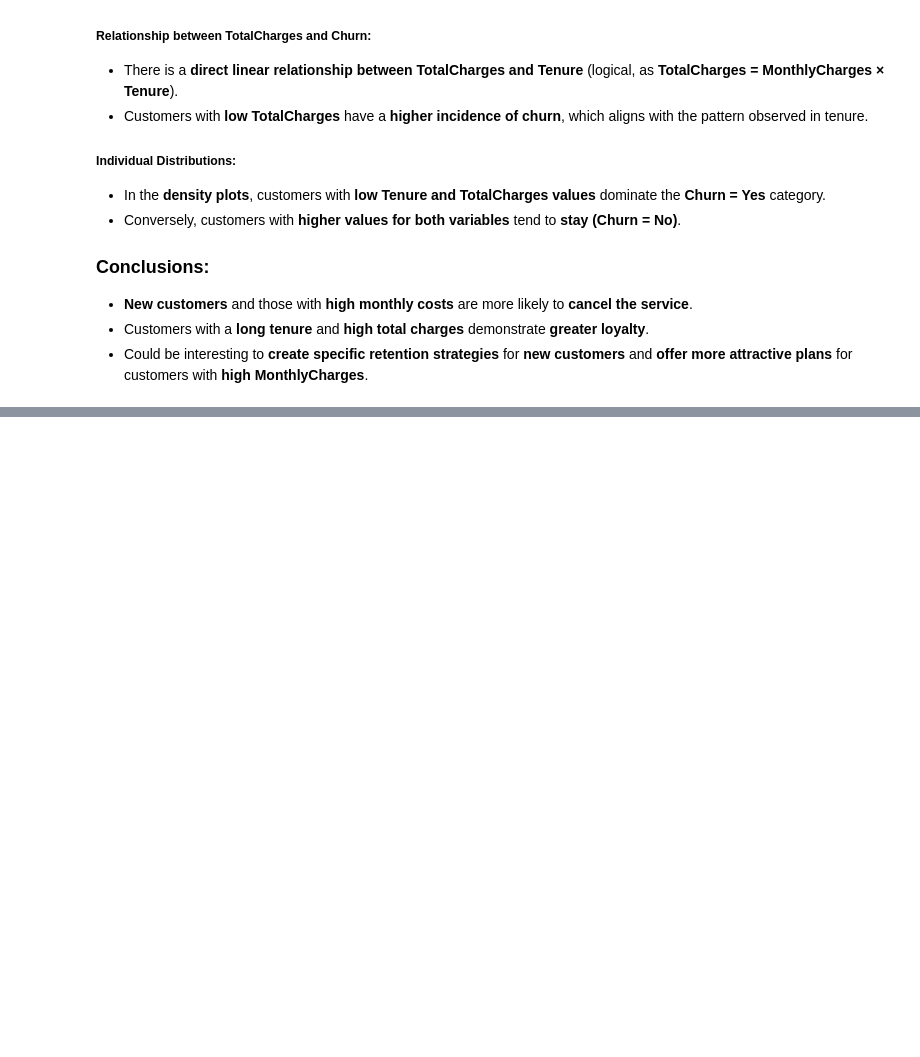
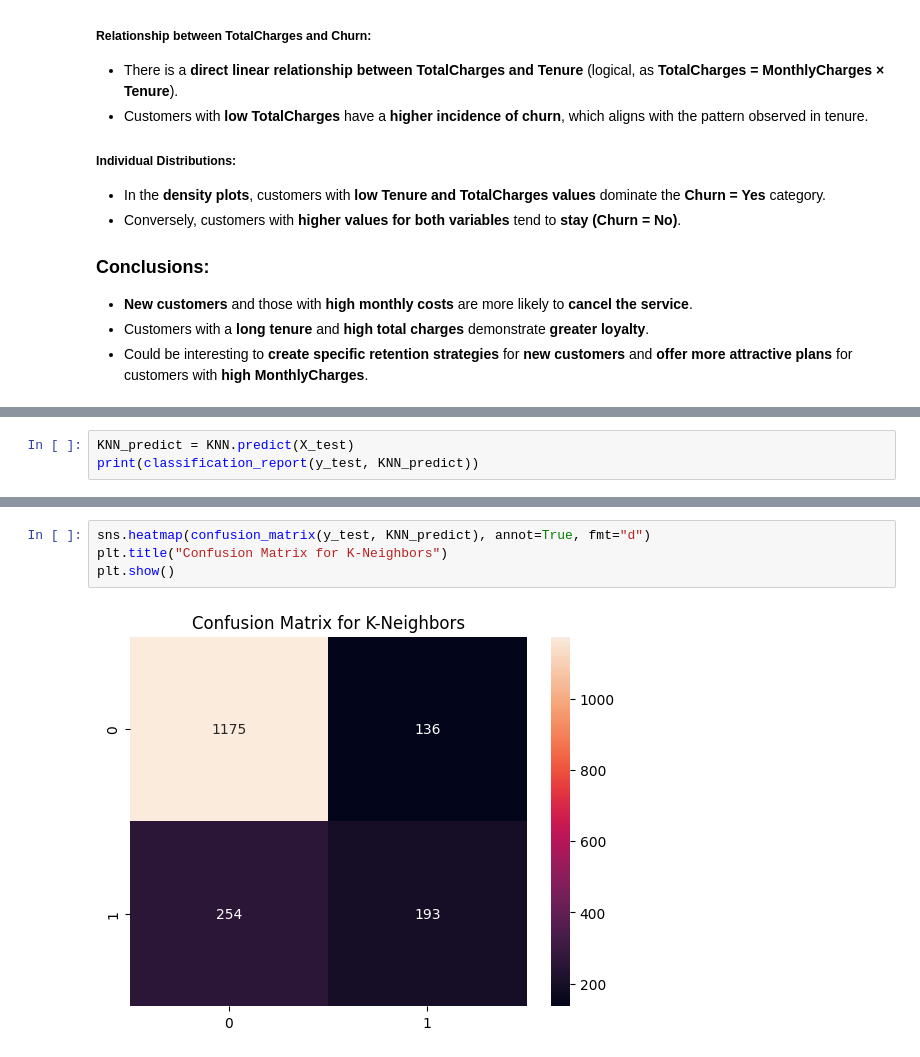
Before and after one commit to andreuolaortua/Machine-Learning, a Jupyter notebook: Project 16 - Churn Prediction/Churn_Prediction.ipynb, the cells around one changed output, grey strips where cells are left out. Saved outputs shown, nothing was run; the diff lists cells and outputs as text; blank space fills up the shorter version.

```diff
--- a/Project 16 - Churn Prediction/Churn_Prediction.ipynb
+++ b/Project 16 - Churn Prediction/Churn_Prediction.ipynb
@@ -479,0 +666,3 @@ plt.show()
+# %%
+KNN_predict = KNN.predict(X_test)
+print(classification_report(y_test, KNN_predict))
@@ -479,0 +678,6 @@ plt.show()
+# %%
+sns.heatmap(confusion_matrix(y_test, KNN_predict), annot=True, fmt="d")
+plt.title("Confusion Matrix for K-Neighbors")
+plt.show()
+# %% [output]
+[figure, added]
```
Also changed, not shown: parts of 48 cells of this notebook, 2 other files.
